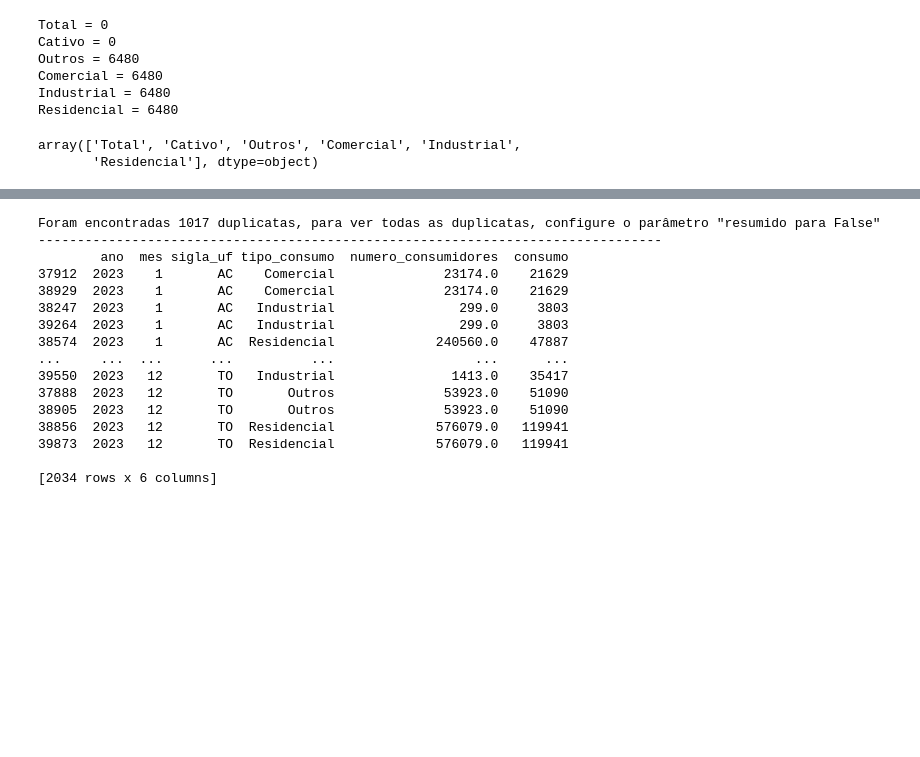
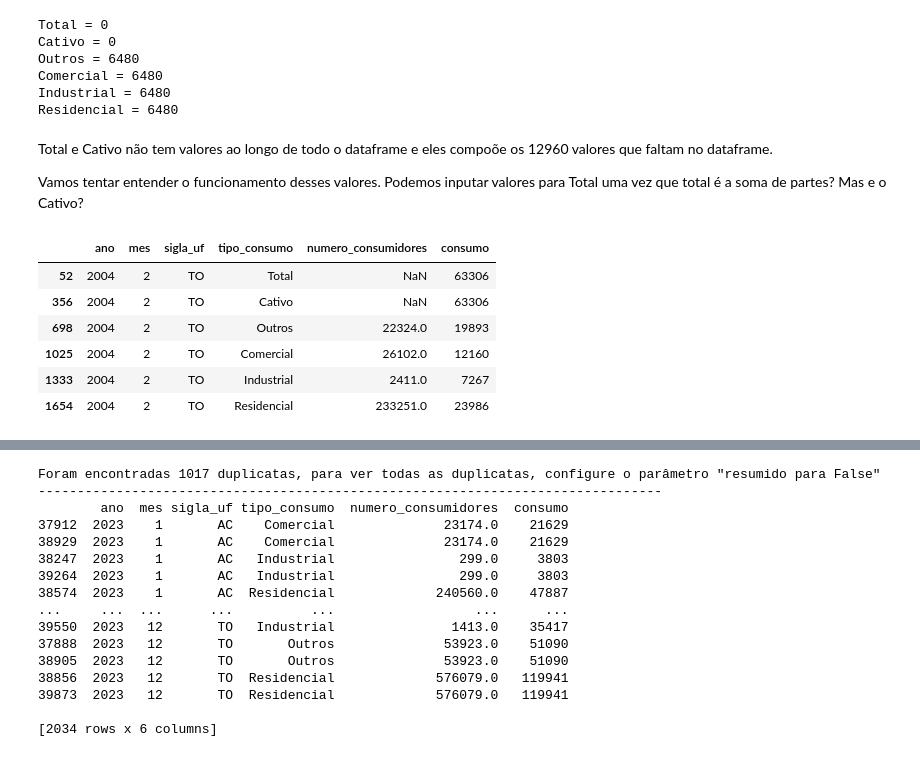
Before and after one commit to jorgelzsilva/projeto_consumo_energia, a Jupyter notebook: notebooks/desafio_final_jorge.ipynb, the cells around one changed output, grey strips where cells are left out. Cells and saved outputs as stored; diff of their text form; code cells hidden in the pictures; blank space fills up the shorter version.

Commit message:
Entendendo Cativos e Totais

```diff
--- a/notebooks/desafio_final_jorge.ipynb
+++ b/notebooks/desafio_final_jorge.ipynb
@@ -169,8 +164,18 @@ Outros = 6480
 Comercial = 6480
 Industrial = 6480
 Residencial = 6480
-# %%
-dataset_energia['tipo_consumo'].unique()
-# %% [output]
-array(['Total', 'Cativo', 'Outros', 'Comercial', 'Industrial',
-       'Residencial'], dtype=object)
+# %% [markdown]
+Total e Cativo não tem valores ao longo de todo o dataframe e eles compoõe os 12960 valores que faltam no dataframe.
+
+Vamos tentar entender o funcionamento desses valores. Podemos inputar valores para Total uma vez que total é a soma de partes? Mas e o Cativo?
+# %%
+filtro_ano1 = (dataset_energia['ano'] == 2004) & (dataset_energia['sigla_uf'] == 'TO') & (dataset_energia['mes'] == 2)
+dataset_energia[filtro_ano]
+# %% [output]
+|  | ano | mes | sigla_uf | tipo_consumo | numero_consumidores | consumo |
+| 52 | 2004 | 2 | TO | Total | NaN | 63306 |
+| 356 | 2004 | 2 | TO | Cativo | NaN | 63306 |
+| 698 | 2004 | 2 | TO | Outros | 22324.0 | 19893 |
+| 1025 | 2004 | 2 | TO | Comercial | 26102.0 | 12160 |
+| 1333 | 2004 | 2 | TO | Industrial | 2411.0 | 7267 |
+| 1654 | 2004 | 2 | TO | Residencial | 233251.0 | 23986 |
```
Also changed, not shown: parts of 4 cells of this notebook.
